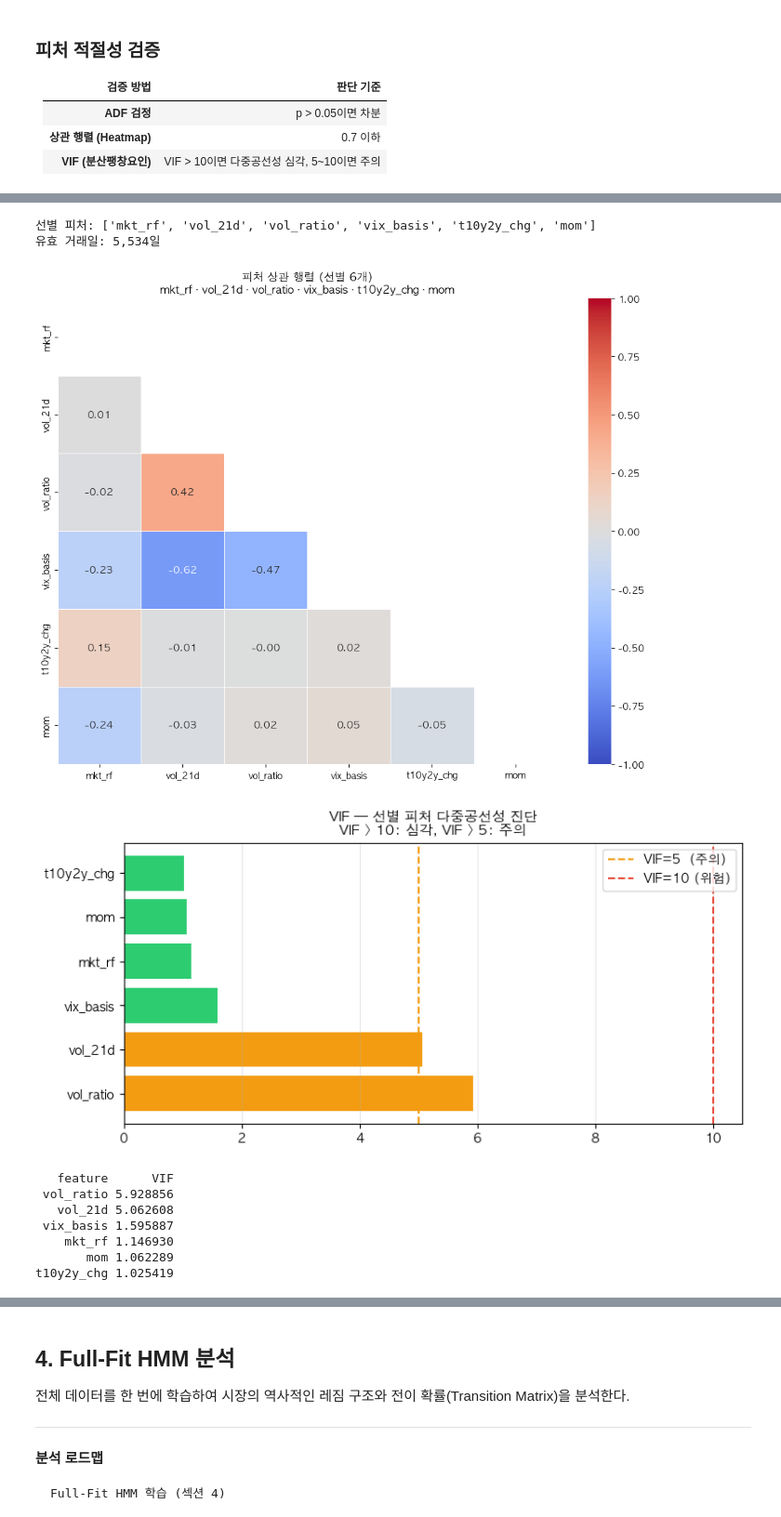
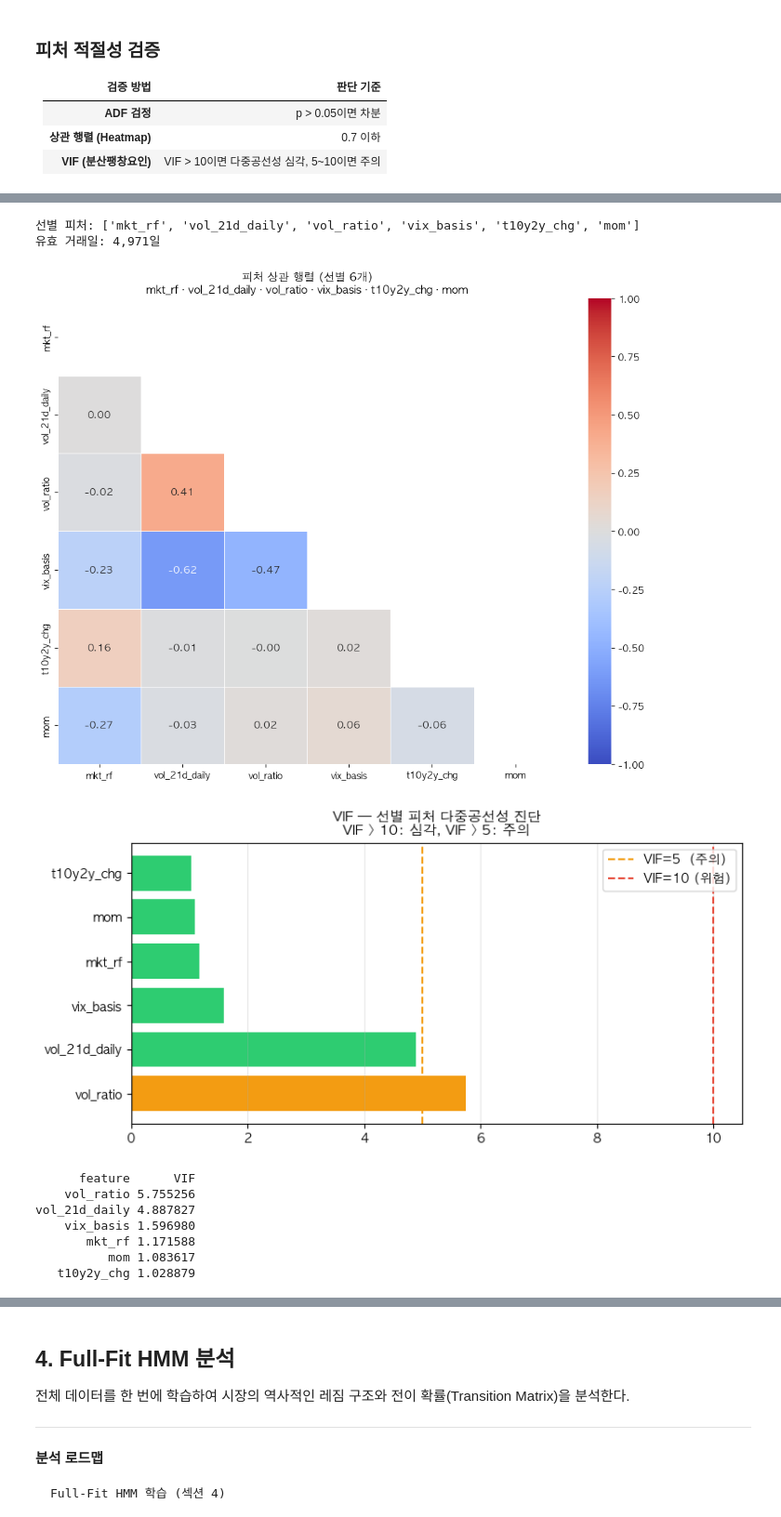
Before and after one commit to sybeom528/low_vol_with_lstm_har_bl, a Jupyter notebook: final_pt/05a_HMM_Regime.ipynb, the cells around one changed output, grey strips where cells are left out. Shown at 93% size. Saved outputs shown, nothing was run; the diff lists cells and outputs as text; code cells hidden in the pictures.

```diff
--- a/final_pt/05a_HMM_Regime.ipynb
+++ b/final_pt/05a_HMM_Regime.ipynb
@@ -122,8 +122,8 @@ feat = pd.DataFrame(index=df_raw.index)
 # 수익률 & 모멘텀
 feat["mkt_rf"]     = df_raw["mkt_rf"]
 feat["mkt_ret_ew"] = df_raw["mkt_ret_ew"]
-feat["vol_21d"]    = df_raw["mkt_rf"].rolling(21).std()
-feat["vol_63d"]    = df_raw["mkt_rf"].rolling(63).std()
+feat["vol_21d_daily"]    = df_raw["mkt_rf"].rolling(21).std()
+feat["vol_63d_daily"]    = df_raw["mkt_rf"].rolling(63).std()
 feat["ret_5d"]     = df_raw["mkt_rf"].rolling(5).mean()
 feat["ret_21d"]    = df_raw["mkt_rf"].rolling(21).mean()
 
@@ -145,21 +145,21 @@ feat["wti_ret"]  = df_raw["wti_crude"].pct_change()
 feat["gold_ret"] = df_raw["gold"].pct_change()
 feat["dxy_ret"]  = df_raw["dxy"].pct_change()
 
-feat_df = feat.dropna(subset=["mkt_rf", "vol_21d"]).ffill().dropna()
+feat_df = feat.dropna(subset=["mkt_rf", "vol_21d_daily"]).ffill().dropna()
 
 # ── NaN 처리 결과 진단 ────────────────────────────────────────────────────────
 total_rows   = len(feat)
-after_dropna = len(feat.dropna(subset=["mkt_rf", "vol_21d"]))
+after_dropna = len(feat.dropna(subset=["mkt_rf", "vol_21d_daily"]))
 after_ffill  = len(feat_df)
 
 print(f"원본 거래일    : {total_rows:>6,}일")
-print(f"vol_21d 초기화 : {after_dropna:>6,}일  (제거 {total_rows - after_dropna}일 — vol_21d 21일 워밍업)")
+print(f"vol_21d_daily 초기화 : {after_dropna:>6,}일  (제거 {total_rows - after_dropna}일 — vol_21d_daily 21일 워밍업)")
 print(f"최종 feat_df   : {after_ffill:>6,}일  (추가 제거 {after_dropna - after_ffill}일)")
 print(f"기간: {feat_df.index[0].date()} ~ {feat_df.index[-1].date()}")
 print(f"피처 수   : {feat_df.shape[1]}\n")
 
 # ── 컬럼별 NaN 현황 (ffill 전) ───────────────────────────────────────────────
-nan_before = feat.dropna(subset=["mkt_rf", "vol_21d"]).isna().sum()
+nan_before = feat.dropna(subset=["mkt_rf", "vol_21d_daily"]).isna().sum()
 nan_cols   = nan_before[nan_before > 0].sort_values(ascending=False)
 if len(nan_cols) > 0:
     print("ffill 전 NaN이 있는 컬럼:")
@@ -261,0 +267,18 @@ plt.show()
+# %%
+# ── K_CUT: HMM 학습 데이터 cutoff ────────────────────────────────
+# HMM EM 은 데이터 끝 변화에 매우 민감 (5500일 중 마지막 22일 추가만으로 수렴점 점프 관찰).
+# 추가로 ADF/VIF/상관 등 통계 기반 피처 선택 결정도 hold-out 정보 누설 차단을 위해
+# 이 시점부터 K_CUT 후 데이터만 사용.
+#
+# K_CUT = 2023-12-31 (hold-out 2024~2025 분리, 05b_Analyze 와 동일 cutoff)
+# - bl_config.EVAL_PERIODS 의 TEST=2010-2023 와 정합
+# - hold-out 정보가 ADF·VIF → 피처 선택 → HMM 학습 → REGIMES → 05b/06 으로 leak 되는 것 차단
+# - 셀 9 피처 엔지니어링 (rolling, diff) 은 causal 연산이라 leak 무관
+# - 셀 10 시계열 시각화는 전체 기간 보존 (모델 영향 0, hold-out 구간 vline 으로 표시)
+K_CUT = pd.Timestamp('2023-12-31')
+before = len(feat_df)
+feat    = feat[feat.index <= K_CUT]     # 셀 15 의 feat_df 재정의도 K_CUT 후만 사용하도록
+feat_df = feat_df[feat_df.index <= K_CUT]
+print(f'K_CUT = {K_CUT.date()}')
+print(f'feat_df: {before:,}일 → {len(feat_df):,}일  (제거 {before - len(feat_df)}일)')
+print(f'학습 기간: {feat_df.index[0].date()} ~ {feat_df.index[-1].date()}')
@@ -406,12 +432,12 @@ t10y2y_chg  1.068074
 → 이론적으로 의미 있는 피처를 먼저 선정하고, 통계 검증으로 다중공선성 없음을 사후 확인
 # %%
 # ── vol_ratio, vix_basis 추가 & 선별 피처로 feat_df 재정의 ─────────────────
-feat["vol_ratio"] = feat["vol_21d"] / feat["vol_63d"]
-feat["vix_basis"] = feat["vix"] - feat["vol_21d"] * np.sqrt(252) * 100
+feat["vol_ratio"] = feat["vol_21d_daily"] / feat["vol_63d_daily"]
+feat["vix_basis"] = feat["vix"] - feat["vol_21d_daily"] * np.sqrt(252) * 100
 
-SELECTED_FEATURES = ["mkt_rf", "vol_21d", "vol_ratio", "vix_basis", "t10y2y_chg", "mom"]
+SELECTED_FEATURES = ["mkt_rf", "vol_21d_daily", "vol_ratio", "vix_basis", "t10y2y_chg", "mom"]
 feat_df = (feat[SELECTED_FEATURES]
-           .dropna(subset=["mkt_rf", "vol_21d"])
+           .dropna(subset=["mkt_rf", "vol_21d_daily"])
            .ffill()
            .dropna())
 
@@ -425,45 +451,45 @@ mask = np.triu(np.ones_like(corr, dtype=bool))
 sns.heatmap(corr, mask=mask, annot=True, fmt=".2f", cmap="coolwarm",
             center=0, linewidths=0.5, ax=ax, annot_kws={"size": 11},
             vmin=-1, vmax=1)
-ax.set_title("피처 상관 행렬 (선별 6개)\nmkt_rf · vol_21d · vol_ratio · vix_basis · t10y2y_chg · mom",
+ax.set_title("피처 상관 행렬 (선별 6개)\nmkt_rf · vol_21d_daily · vol_ratio · vix_basis · t10y2y_chg · mom",
              fontweight="bold", fontsize=12)
 plt.tight_layout()
 plt.savefig(OUT_DIR / "V3_corr_selected.png", bbox_inches="tight")
 plt.show()
 
 # ── VIF ──────────────────────────────────────────────────────────────────────
 vif_vals = [variance_inflation_factor(feat_df.values, i)
             for i in range(feat_df.shape[1])]
 vif_df2 = (pd.DataFrame({"feature": feat_df.columns, "VIF": vif_vals})
              .sort_values("VIF", ascending=False)
              .reset_index(drop=True))
 
 fig, ax = plt.subplots(figsize=(8, 4))
 vcolors = ["#e74c3c" if v > 10 else "#f39c12" if v > 5 else "#2ecc71"
            for v in vif_df2["VIF"]]
 ax.barh(vif_df2["feature"], vif_df2["VIF"], color=vcolors)
 ax.axvline(5,  color="#f39c12", linestyle="--", lw=1.5, label="VIF=5  (주의)")
 ax.axvline(10, color="#e74c3c", linestyle="--", lw=1.5, label="VIF=10 (위험)")
 ax.set_title("VIF — 선별 피처 다중공선성 진단\nVIF > 10: 심각, VIF > 5: 주의",
              fontweight="bold", fontsize=11)
 ax.legend(); ax.grid(axis="x", alpha=0.3)
 plt.tight_layout()
 plt.savefig(OUT_DIR / "V4_vif_selected.png", bbox_inches="tight")
 plt.show()
 
 print(vif_df2.to_string(index=False))
 # %% [output]
-선별 피처: ['mkt_rf', 'vol_21d', 'vol_ratio', 'vix_basis', 't10y2y_chg', 'mom']
-유효 거래일: 5,534일
+선별 피처: ['mkt_rf', 'vol_21d_daily', 'vol_ratio', 'vix_basis', 't10y2y_chg', 'mom']
+유효 거래일: 4,971일
-[figure, old version]
+[figure, new version]
-[figure, old version]
+[figure, new version]
-   feature      VIF
- vol_ratio 5.928856
-   vol_21d 5.062608
- vix_basis 1.595887
-    mkt_rf 1.146930
-       mom 1.062289
-t10y2y_chg 1.025419
+      feature      VIF
+    vol_ratio 5.755256
+vol_21d_daily 4.887827
+    vix_basis 1.596980
+       mkt_rf 1.171588
+          mom 1.083617
+   t10y2y_chg 1.028879
 # %% [markdown]
 ---
 **최종 피처 선택 요약**
```
Also changed, not shown: parts of 26 cells of this notebook, 13 other files.
